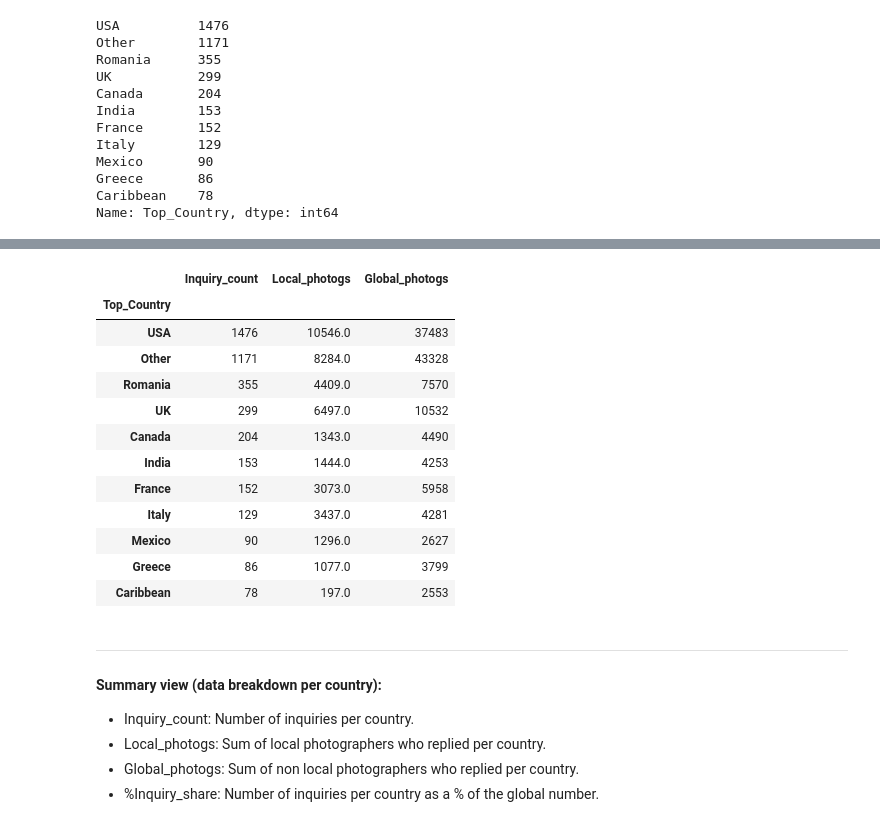
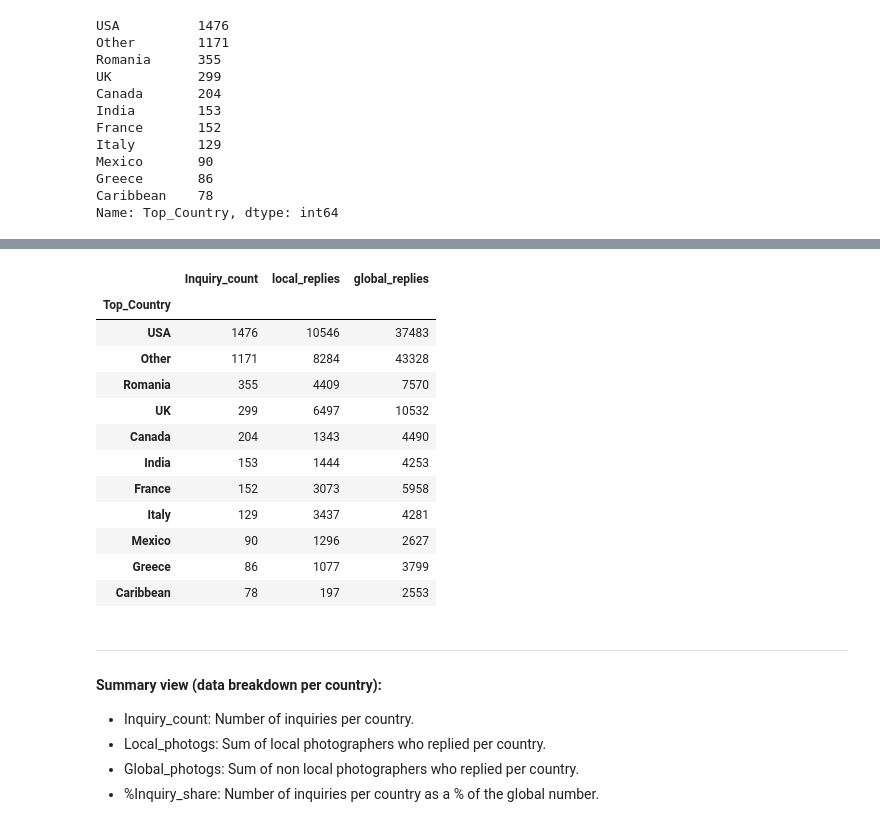
Before and after one commit to bijoyKetan/Fearless-Photographers, a Jupyter notebook: Wedding Photography Data Analysis.ipynb, the cells around one changed output, grey strips where cells are left out. Saved outputs shown, nothing was run; the diff lists cells and outputs as text; code cells hidden in the pictures.

```diff
--- a/Wedding Photography Data Analysis.ipynb
+++ b/Wedding Photography Data Analysis.ipynb
@@ -271,5 +322,5 @@ cleaned_events_data.sample(5,random_state=101)
 # %%
-# cleaned_events_data['Local_photogs'].astype('int64')
-cleaned_events_data['Local_photogs'] = pd.to_numeric(cleaned_events_data['Local_photogs'], errors='coerce')
-cleaned_events_data['Global_photogs'] = pd.to_numeric(cleaned_events_data['Global_photogs'], errors='coerce')
-cleaned_events_data[['Global_photogs', 'Local_photogs']].info()
+# # cleaned_events_data['Local_photogs'].astype('int64')
+# cleaned_events_data['Local_photogs'] = pd.to_numeric(cleaned_events_data['Local_photogs'], errors='coerce')
+# cleaned_events_data['Global_photogs'] = pd.to_numeric(cleaned_events_data['Global_photogs'], errors='coerce')
+# cleaned_events_data[['Global_photogs', 'Local_photogs']].info()
@@ -284,5 +327,2 @@ memory usage: 98.3 KB
 # %% [markdown]
 Inspect the refined dataframe.
-# %%
-cleaned_events_data.drop(['Replies'], inplace = True, axis = 1)
-cleaned_events_data.head()
@@ -322,6 +355,6 @@ Index(['ID', 'Name', 'Date', 'Location', 'Type', 'RequestLink',
 # %%
 #Rearrange the columns of the dataframe
 cleaned_events_data = cleaned_events_data[['ID', 'Name', 'Date','Type',
-       'Local_photogs', 'Global_photogs', 'Country', 'State/City','RequestLink']]
+       'local_replies', 'global_replies', 'Country', 'State/City','RequestLink']]
 cleaned_events_data.head()
 # %% [output]
@@ -356,6 +389,7 @@ cleaned_events_data.groupby('Country').count()[['ID']].sort_values(by='ID', asce
 ID    876
 dtype: int64
 # %%
+pd.set_option('mode.chained_assignment', None)
 cleaned_events_data ['Top_Country'] = np.where(cleaned_events_data['Country'].isin(top_countries.index), cleaned_events_data['Country'], 'Other')
 cleaned_events_data ['Top_Country'].value_counts()
 # %% [output]
@@ -374,20 +447,20 @@ Name: Top_Country, dtype: int64
 # %%
-summary_data = cleaned_events_data.groupby ('Top_Country').agg({'ID':'count','Local_photogs':'sum', 'Global_photogs': 'sum'}).rename(columns = {'ID':'Inquiry_count'}).sort_values('Inquiry_count', ascending = False)
+summary_data = cleaned_events_data.groupby ('Top_Country').agg({'ID':'count','local_replies':'sum', 'global_replies': 'sum'}).rename(columns = {'ID':'Inquiry_count'}).sort_values('Inquiry_count', ascending = False)
 summary_data
 # %% [output]
-|  | Inquiry_count | Local_photogs | Global_photogs |
+|  | Inquiry_count | local_replies | global_replies |
 | Top_Country |  |  |  |
-| USA | 1476 | 10546.0 | 37483 |
-| Other | 1171 | 8284.0 | 43328 |
-| Romania | 355 | 4409.0 | 7570 |
-| UK | 299 | 6497.0 | 10532 |
-| Canada | 204 | 1343.0 | 4490 |
-| India | 153 | 1444.0 | 4253 |
-| France | 152 | 3073.0 | 5958 |
-| Italy | 129 | 3437.0 | 4281 |
-| Mexico | 90 | 1296.0 | 2627 |
-| Greece | 86 | 1077.0 | 3799 |
-| Caribbean | 78 | 197.0 | 2553 |
+| USA | 1476 | 10546 | 37483 |
+| Other | 1171 | 8284 | 43328 |
+| Romania | 355 | 4409 | 7570 |
+| UK | 299 | 6497 | 10532 |
+| Canada | 204 | 1343 | 4490 |
+| India | 153 | 1444 | 4253 |
+| France | 152 | 3073 | 5958 |
+| Italy | 129 | 3437 | 4281 |
+| Mexico | 90 | 1296 | 2627 |
+| Greece | 86 | 1077 | 3799 |
+| Caribbean | 78 | 197 | 2553 |
 # %% [markdown]
 ---
 
```
Also changed, not shown: parts of 25 cells of this notebook.
